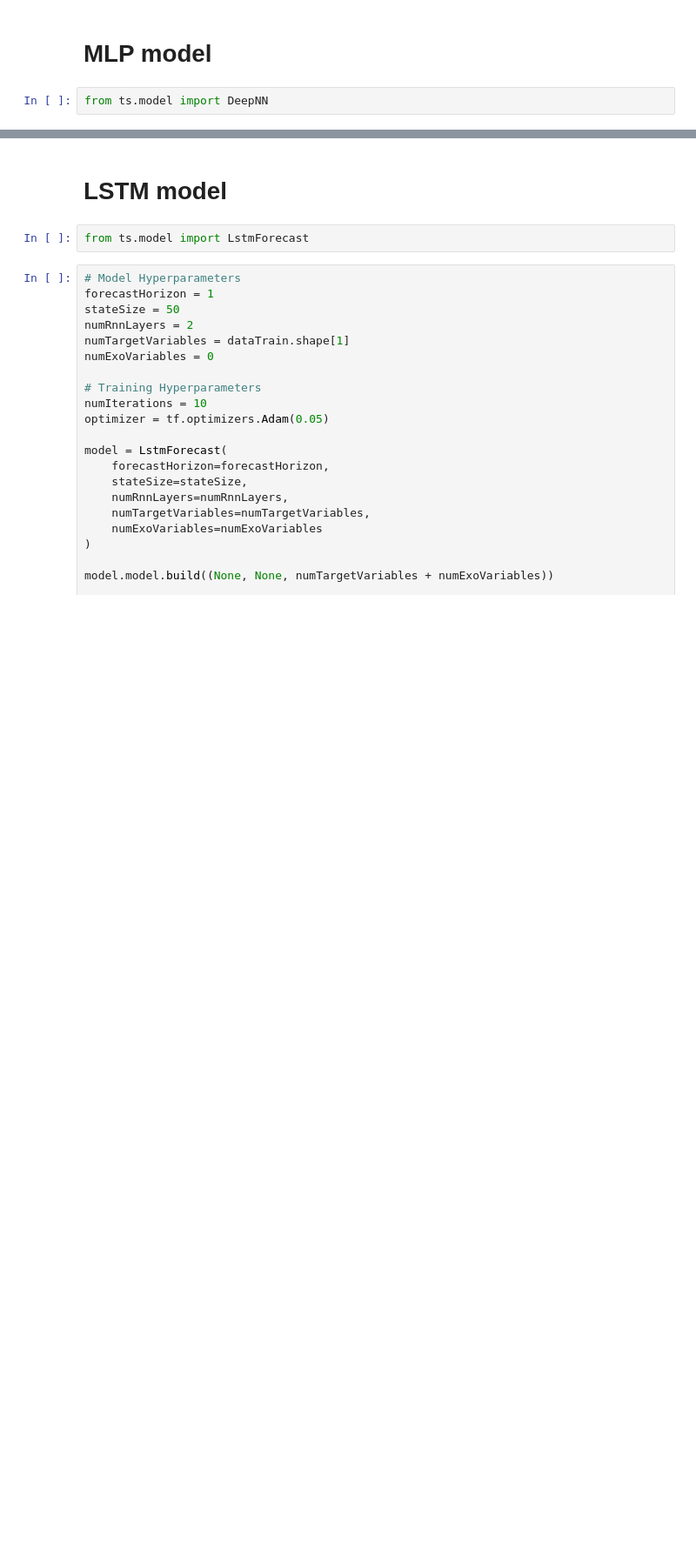
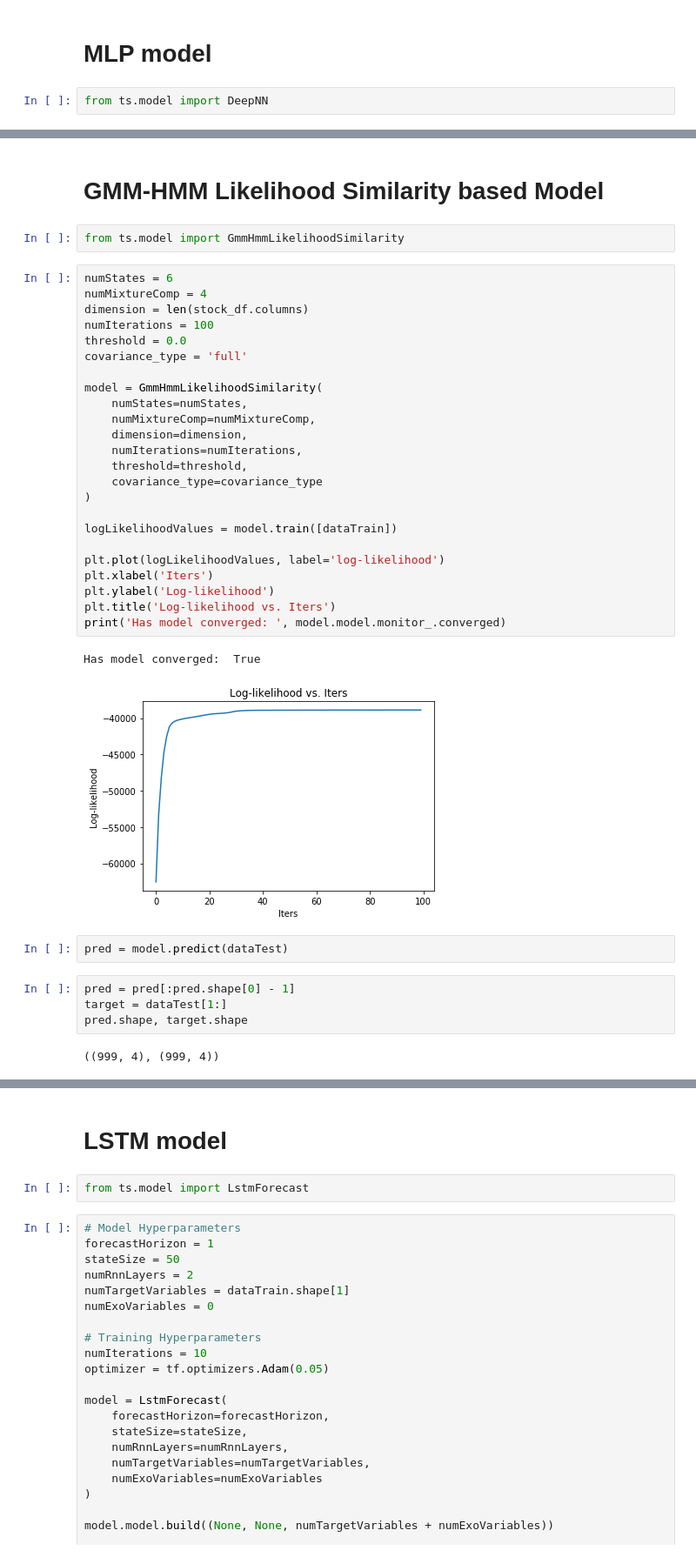
Before and after one commit to tymefighter/Forecast, a Jupyter notebook: notebooks/forecast-amazon-dataset.ipynb, the cells around one changed output, grey strips where cells are left out. Shown: that part at 87% size. Saved outputs shown, nothing was run; the diff lists cells and outputs as text; blank space fills up the shorter version.

```diff
--- a/notebooks/forecast-amazon-dataset.ipynb
+++ b/notebooks/forecast-amazon-dataset.ipynb
@@ -182,0 +213,39 @@ for i, columnName in enumerate(columnNames):
+# %% [markdown]
+# GMM-HMM Likelihood Similarity based Model
+# %%
+from ts.model import GmmHmmLikelihoodSimilarity
+# %%
+numStates = 6
+numMixtureComp = 4
+dimension = len(stock_df.columns)
+numIterations = 100
+threshold = 0.0
+covariance_type = 'full'
+
+model = GmmHmmLikelihoodSimilarity(
+    numStates=numStates,
+    numMixtureComp=numMixtureComp,
+    dimension=dimension,
+    numIterations=numIterations,
+    threshold=threshold,
+    covariance_type=covariance_type
+)
+
+logLikelihoodValues = model.train([dataTrain])
+
+plt.plot(logLikelihoodValues, label='log-likelihood')
+plt.xlabel('Iters')
+plt.ylabel('Log-likelihood')
+plt.title('Log-likelihood vs. Iters')
+print('Has model converged: ', model.model.monitor_.converged)
+# %% [output]
+Has model converged:  True
+[figure, added]
+# %%
+pred = model.predict(dataTest)
+# %%
+pred = pred[:pred.shape[0] - 1]
+target = dataTest[1:]
+pred.shape, target.shape
+# %% [output]
+((999, 4), (999, 4))
```
Also changed, not shown: parts of 31 cells of this notebook, 1 other file.
